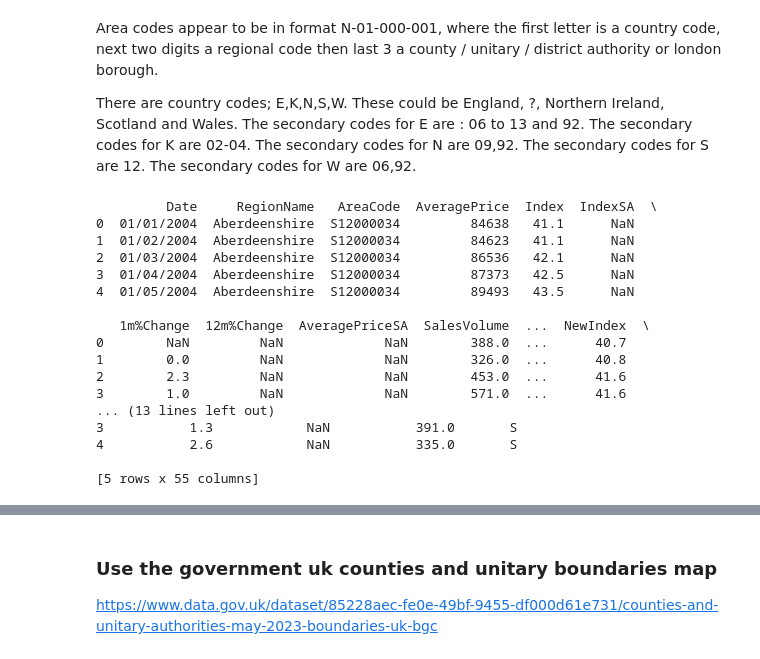
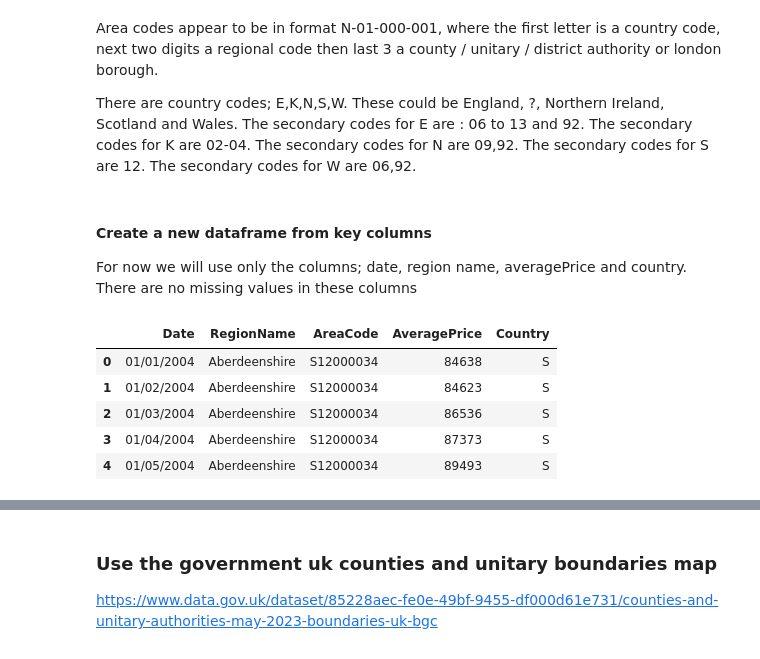
Before and after one commit to ollietiong/uk_house_prices, a Jupyter notebook: notebooks/house_price_analysis.ipynb, the cells around one changed output, grey strips where cells are left out. Drawn from its saved outputs; the diff is of its cells as text; code cells hidden in the pictures.

```diff
--- a/notebooks/house_price_analysis.ipynb
+++ b/notebooks/house_price_analysis.ipynb
@@ -131,22 +113,18 @@ The secondary codes for S are 12.
 The secondary codes for W are 06,92.
 # %%
 ### create a region column
-data['Region'] = data['AreaCode'].str[0]
+data['Country'] = data['AreaCode'].str[0]
-# %% [output]
-         Date     RegionName   AreaCode  AveragePrice  Index  IndexSA  \
-0  01/01/2004  Aberdeenshire  S12000034         84638   41.1      NaN
-1  01/02/2004  Aberdeenshire  S12000034         84623   41.1      NaN
-2  01/03/2004  Aberdeenshire  S12000034         86536   42.1      NaN
-3  01/04/2004  Aberdeenshire  S12000034         87373   42.5      NaN
-4  01/05/2004  Aberdeenshire  S12000034         89493   43.5      NaN
-
-   1m%Change  12m%Change  AveragePriceSA  SalesVolume  ...  NewIndex  \
-0        NaN         NaN             NaN        388.0  ...      40.7
-1        0.0         NaN             NaN        326.0  ...      40.8
-2        2.3         NaN             NaN        453.0  ...      41.6
-3        1.0         NaN             NaN        571.0  ...      41.6
-... (13 lines left out)
-3           1.3            NaN           391.0       S
-4           2.6            NaN           335.0       S
-
-[5 rows x 55 columns]
+# %% [markdown]
+#### Create a new dataframe from key columns
+
+For now we will use only the columns; date, region name, averagePrice and country. There are no missing values in these columns
+# %%
+data_s = data[['Date','RegionName','AreaCode','AveragePrice','Country']]
+data_s.head()
+# %% [output]
+|  | Date | RegionName | AreaCode | AveragePrice | Country |
+| 0 | 01/01/2004 | Aberdeenshire | S12000034 | 84638 | S |
+| 1 | 01/02/2004 | Aberdeenshire | S12000034 | 84623 | S |
+| 2 | 01/03/2004 | Aberdeenshire | S12000034 | 86536 | S |
+| 3 | 01/04/2004 | Aberdeenshire | S12000034 | 87373 | S |
+| 4 | 01/05/2004 | Aberdeenshire | S12000034 | 89493 | S |
```
Also changed, not shown: parts of 28 cells of this notebook, 3 other files.
